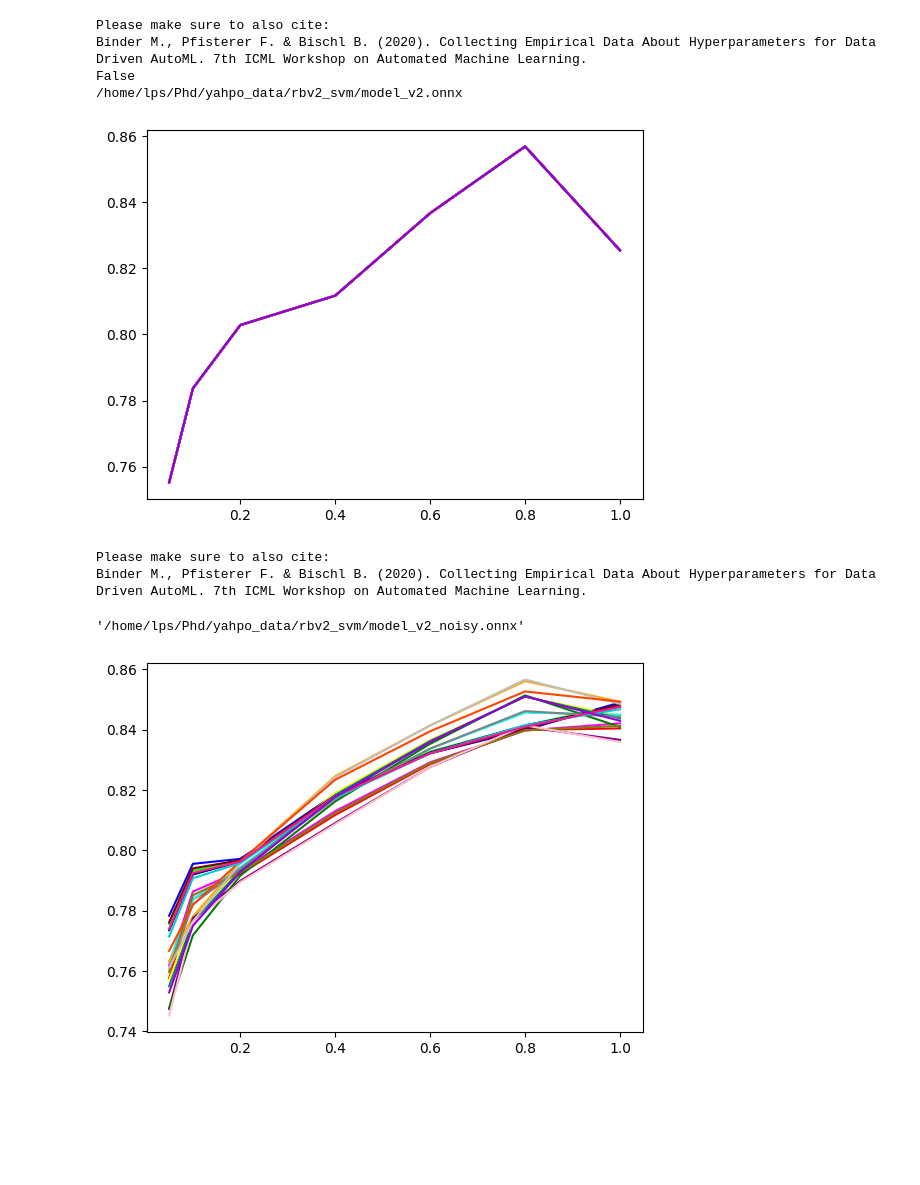
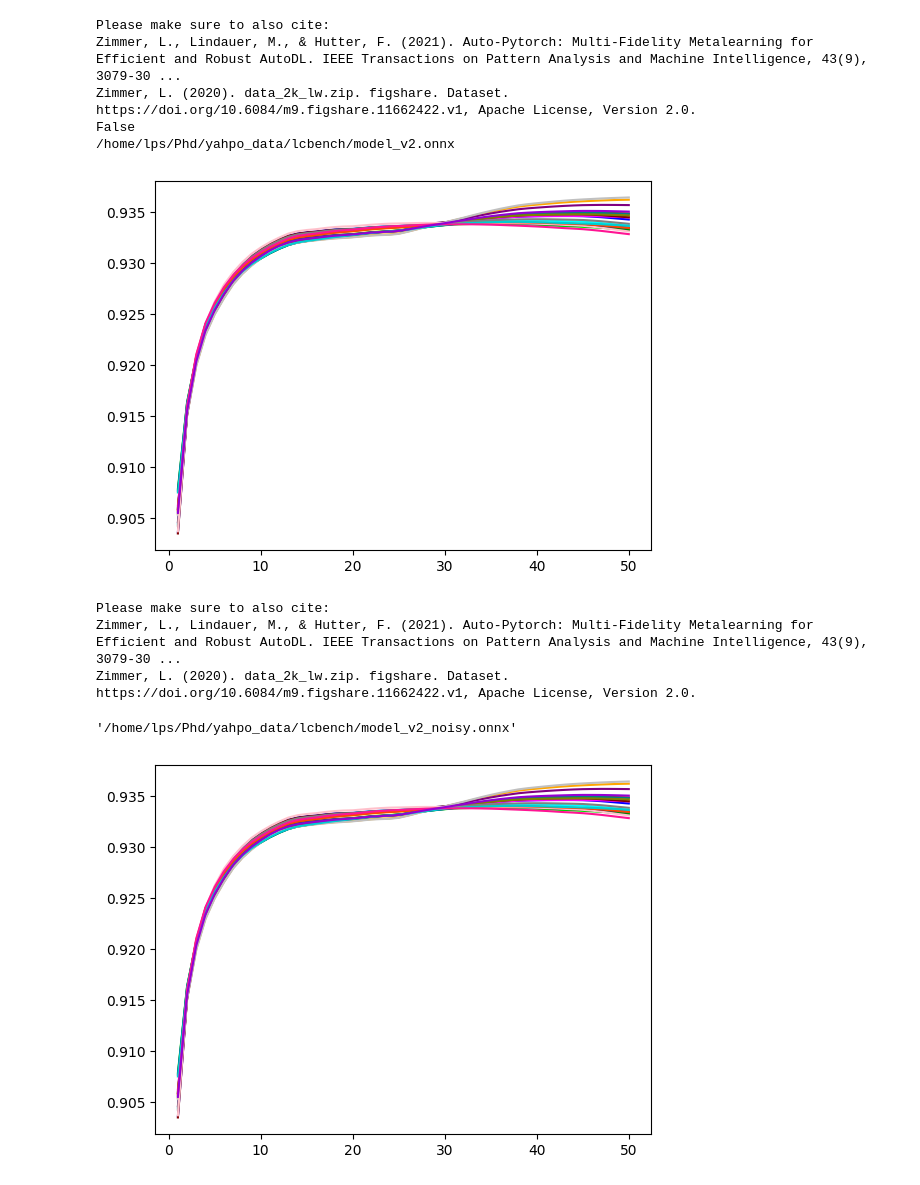
Before and after one commit to slds-lmu/yahpo_gym, a Jupyter notebook: yahpo_train/notebooks/learning_curves.ipynb, the cells around one changed output. Cells and saved outputs as stored; diff of their text form; code cells hidden in the pictures; blank space fills up the shorter version.

```diff
--- a/yahpo_train/notebooks/learning_curves.ipynb
+++ b/yahpo_train/notebooks/learning_curves.ipynb
@@ -5,7 +5,7 @@ from yahpo_gym import local_config
 import matplotlib.pyplot as plt
 import pandas as pd
 # %%
-bench = BenchmarkSet("rbv2_svm", active_session=False, check=False)
+bench = BenchmarkSet("lcbench", active_session=False, check=False)
 bench.config.config["model"] = "model_v2.onnx"
 bench.active_session
 bench.set_session()
@@ -66,10 +67,10 @@ def plot_lc(ccs, target, fidelity_sequence):
 # %%
 # Draw a sample configuration
 ccs = [df.sample(1).to_dict() for i in range(20)]
-target = "auc"
-#target = "val_balanced_accuracy"
-fidelity_sequence = [0.05, 0.10, 0.2, 0.4, 0.6, 0.8, 1.00]
-#fidelity_sequence = range(1, 51)
+#target = "auc"
+target = "model_parameters"
+#fidelity_sequence = [0.05, 0.10, 0.2, 0.4, 0.6, 0.8, 1.00]
+fidelity_sequence = range(1, 51)
 plot_true_lc(ccs, target=target)
 plot_lc(ccs, target=target, fidelity_sequence=fidelity_sequence)
 # %% [output]
@@ -97,16 +98,17 @@ ccs
 # %%
-bench = BenchmarkSet("rbv2_svm", active_session=False, check=False, noisy=False)
+bench = BenchmarkSet("lcbench", active_session=False, check=False, noisy=False)
 bench.config.config["model"] = "model_v2.onnx"
 print(bench.active_session)
 bench.set_session()
 print(bench._get_model_path())
 
-target = "auc"
+target = "val_balanced_accuracy"
 # %% [output]
 Please make sure to also cite:
-Binder M., Pfisterer F. & Bischl B. (2020). Collecting Empirical Data About Hyperparameters for Data Driven AutoML. 7th ICML Workshop on Automated Machine Learning.
+Zimmer, L., Lindauer, M., & Hutter, F. (2021). Auto-Pytorch: Multi-Fidelity Metalearning for Efficient and Robust AutoDL. IEEE Transactions on Pattern Analysis and Machine Intelligence, 43(9), 3079-30 ...
+Zimmer, L. (2020). data_2k_lw.zip. figshare. Dataset. https://doi.org/10.6084/m9.figshare.11662422.v1, Apache License, Version 2.0.
 False
-/home/lps/Phd/yahpo_data/rbv2_svm/model_v2.onnx
+/home/lps/Phd/yahpo_data/lcbench/model_v2.onnx
 # %%
 def plot_lc_noisy(cc, target, fidelity_sequence):
     colors = ["#FF0000", "#00FF00", "#0000FF", "#FFFF00", "#FF00FF",
@@ -142,17 +144,18 @@ def plot_lc_noisy(cc, target, fidelity_sequence):
         res = [x[target] for x in res]
         plt.plot(fidelity_sequence, res, color = colors[i])
 # %%
-plot_lc_noisy(ccs[1], target, fidelity_sequence)
+plot_lc_noisy(ccs[0], target, fidelity_sequence)
 # %% [output]
-[figure, old version]
+[figure, new version]
 # %%
-bench = BenchmarkSet("rbv2_svm", active_session=False, check=False, noisy=True)
+bench = BenchmarkSet("lcbench", active_session=False, check=False, noisy=True)
 bench._get_model_path()
 # %% [output]
 Please make sure to also cite:
-Binder M., Pfisterer F. & Bischl B. (2020). Collecting Empirical Data About Hyperparameters for Data Driven AutoML. 7th ICML Workshop on Automated Machine Learning.
+Zimmer, L., Lindauer, M., & Hutter, F. (2021). Auto-Pytorch: Multi-Fidelity Metalearning for Efficient and Robust AutoDL. IEEE Transactions on Pattern Analysis and Machine Intelligence, 43(9), 3079-30 ...
+Zimmer, L. (2020). data_2k_lw.zip. figshare. Dataset. https://doi.org/10.6084/m9.figshare.11662422.v1, Apache License, Version 2.0.
-'/home/lps/Phd/yahpo_data/rbv2_svm/model_v2_noisy.onnx'
+'/home/lps/Phd/yahpo_data/lcbench/model_v2_noisy.onnx'
 # %%
-plot_lc_noisy(ccs[1], target, fidelity_sequence)
+plot_lc_noisy(ccs[0], target, fidelity_sequence)
 # %% [output]
-[figure, old version]
+[figure, new version]
```
Also changed, not shown: parts of 3 cells of this notebook, 1 other file.
